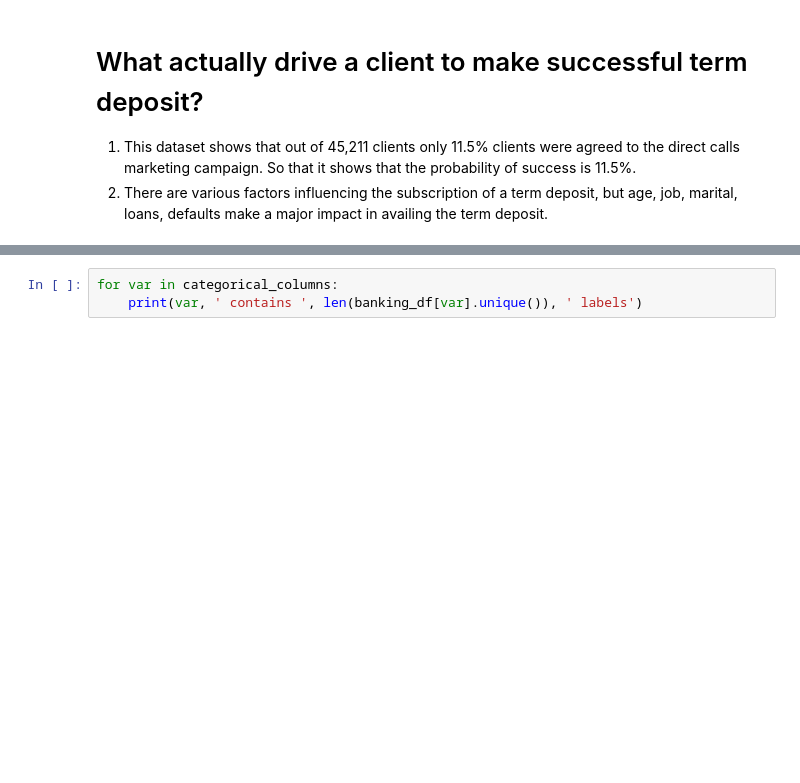
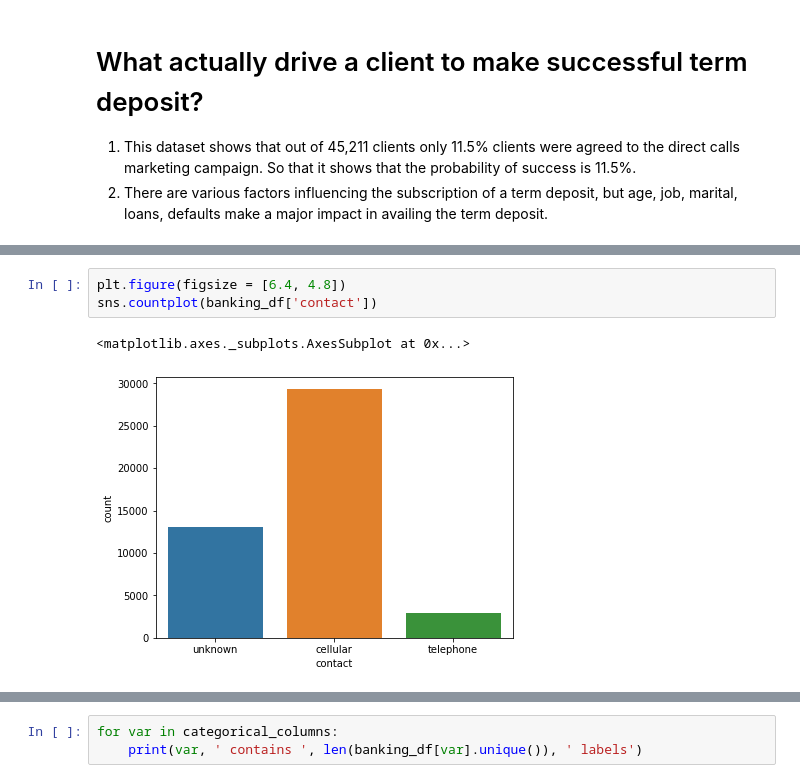
Before and after one commit to Gowthaam-K/Bank-Marketing-Effectiveness-Prediction, a Jupyter notebook: Bank_Marketing_Effectiveness_Prediction_Gowthaam_Kumarasamy.ipynb, the cells around one changed output, grey strips where cells are left out. Cells and saved outputs as stored; diff of their text form; blank space fills up the shorter version.

```diff
--- a/Bank_Marketing_Effectiveness_Prediction_Gowthaam_Kumarasamy.ipynb
+++ b/Bank_Marketing_Effectiveness_Prediction_Gowthaam_Kumarasamy.ipynb
@@ -163,0 +166,6 @@ A term deposit is a fixed-term investment that includes the deposit of money int
+# %%
+plt.figure(figsize = [6.4, 4.8])
+sns.countplot(banking_df['contact'])
+# %% [output]
+<matplotlib.axes._subplots.AxesSubplot at 0x...>
+[figure, added]
```
Also changed, not shown: parts of 44 cells of this notebook.
